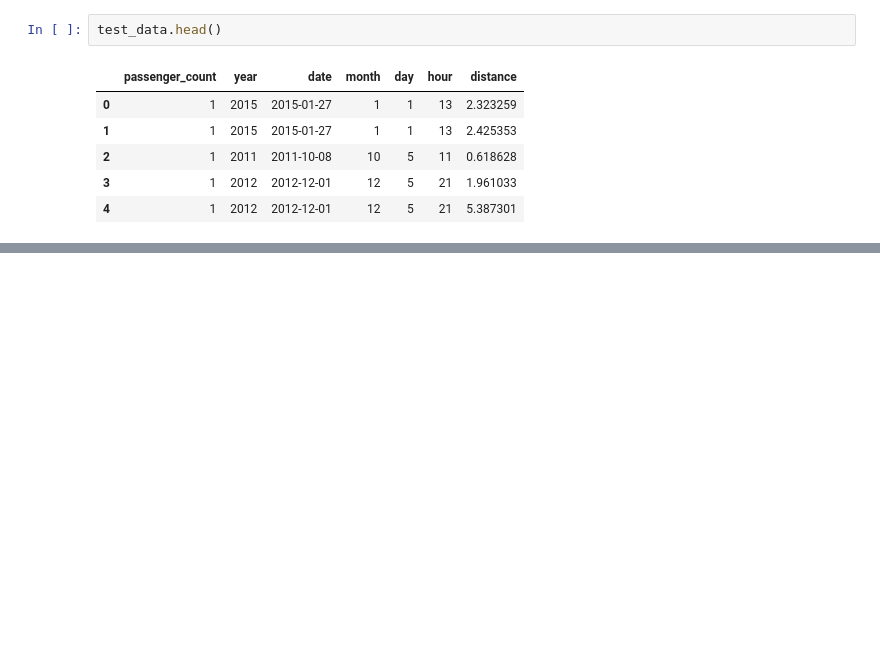
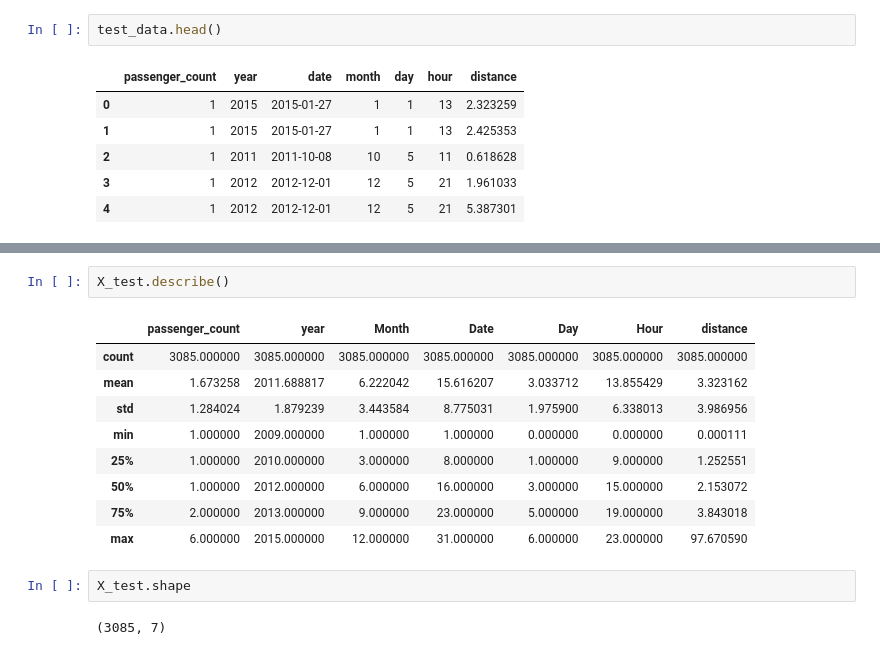
Before and after one commit to vapurv843/Cab-fare-prediction, a Jupyter notebook: cab_fare.ipynb, the cells around one changed output, grey strips where cells are left out. Cells and saved outputs as stored; diff of their text form; blank space fills up the shorter version.

```diff
--- a/cab_fare.ipynb
+++ b/cab_fare.ipynb
@@ -736,0 +777,16 @@ test_data.head()
+# %%
+X_test.describe()
+# %% [output]
+|  | passenger_count | year | Month | Date | Day | Hour | distance |
+| count | 3085.000000 | 3085.000000 | 3085.000000 | 3085.000000 | 3085.000000 | 3085.000000 | 3085.000000 |
+| mean | 1.673258 | 2011.688817 | 6.222042 | 15.616207 | 3.033712 | 13.855429 | 3.323162 |
+| std | 1.284024 | 1.879239 | 3.443584 | 8.775031 | 1.975900 | 6.338013 | 3.986956 |
+| min | 1.000000 | 2009.000000 | 1.000000 | 1.000000 | 0.000000 | 0.000000 | 0.000111 |
+| 25% | 1.000000 | 2010.000000 | 3.000000 | 8.000000 | 1.000000 | 9.000000 | 1.252551 |
+| 50% | 1.000000 | 2012.000000 | 6.000000 | 16.000000 | 3.000000 | 15.000000 | 2.153072 |
+| 75% | 2.000000 | 2013.000000 | 9.000000 | 23.000000 | 5.000000 | 19.000000 | 3.843018 |
+| max | 6.000000 | 2015.000000 | 12.000000 | 31.000000 | 6.000000 | 23.000000 | 97.670590 |
+# %%
+X_test.shape
+# %% [output]
+(3085, 7)
```
Also changed, not shown: parts of 7 cells of this notebook.
